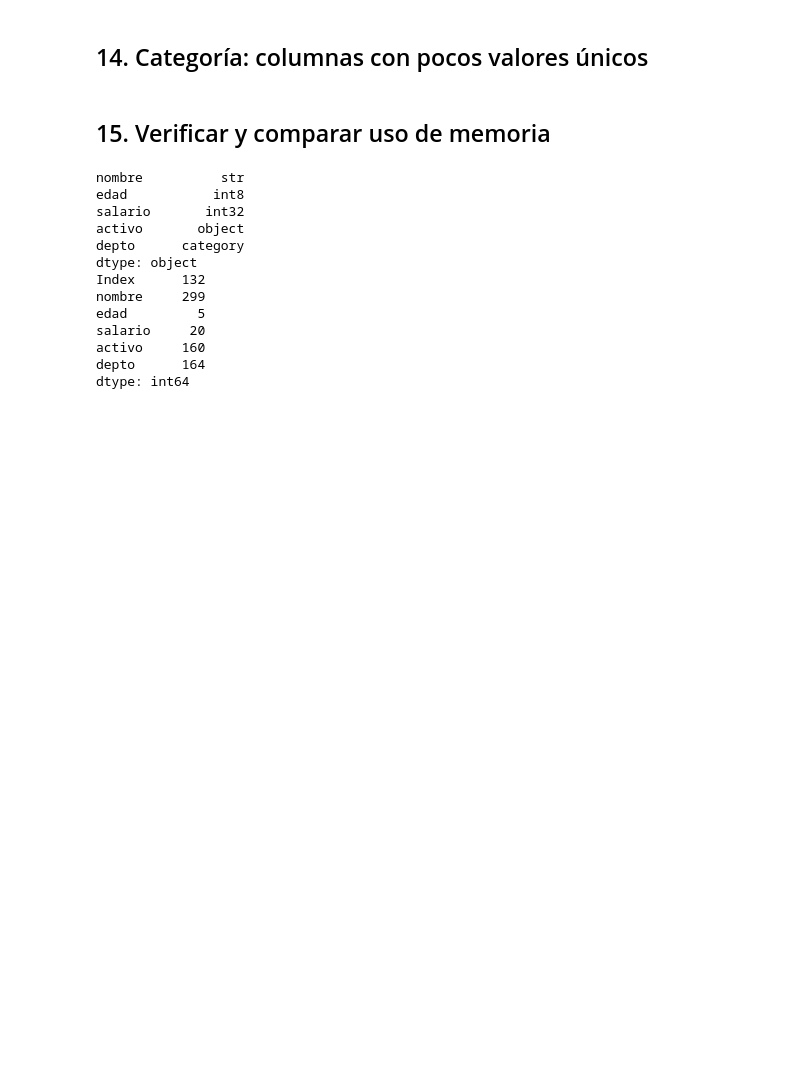
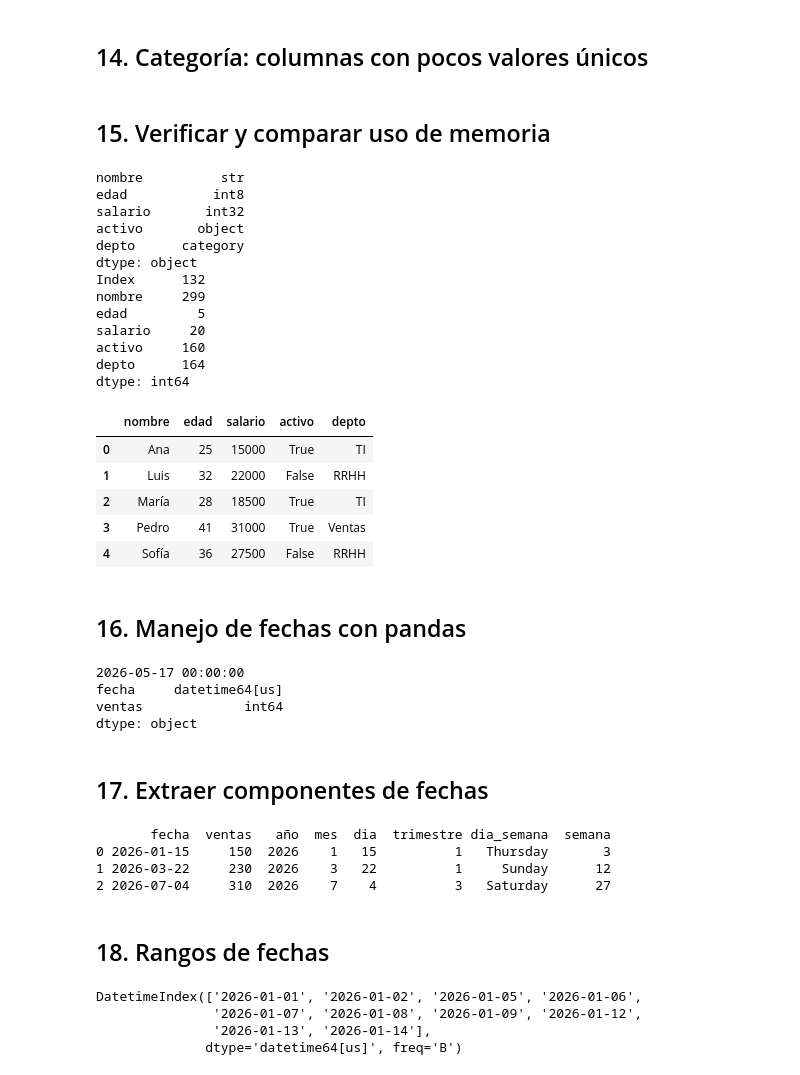
Before and after one commit to jmuro-uas/ppd, a Jupyter notebook: Practica03.ipynb, the cells around one changed output. Drawn from its saved outputs; the diff is of its cells as text; code cells hidden in the pictures; blank space fills up the shorter version.

```diff
--- a/Practica03.ipynb
+++ b/Practica03.ipynb
@@ -242,3 +242,53 @@ salario     20
 activo     160
 depto      164
 dtype: int64
+# %%
+df
+# %% [output]
+|  | nombre | edad | salario | activo | depto |
+| 0 | Ana | 25 | 15000 | True | TI |
+| 1 | Luis | 32 | 22000 | False | RRHH |
+| 2 | María | 28 | 18500 | True | TI |
+| 3 | Pedro | 41 | 31000 | True | Ventas |
+| 4 | Sofía | 36 | 27500 | False | RRHH |
+# %% [markdown]
+## 16. Manejo de fechas con pandas
+# %%
+import pandas as pd
+import numpy as np
+
+# Crear una fecha
+fecha = pd.Timestamp("2026-05-17")
+print(fecha)  # 2026-05-17 00:00:00
+
+# Convertir string a datetime
+df = pd.DataFrame({
+    "fecha": ["2026-01-15", "2026-03-22", "2026-07-04"],
+    "ventas": [150, 230, 310]
+})
+
+df["fecha"] = pd.to_datetime(df["fecha"])
+print(df.dtypes)
+# %% [output]
+2026-05-17 00:00:00
+fecha     datetime64[us]
+ventas             int64
+dtype: object
+# %% [markdown]
+## 17. Extraer componentes de fechas
+# %%
+df["año"]      = df["fecha"].dt.year
+df["mes"]      = df["fecha"].dt.month
+df["dia"]      = df["fecha"].dt.day
+df["trimestre"]= df["fecha"].dt.quarter
+df["dia_semana"]= df["fecha"].dt.day_name()   # 'Monday', 'Tuesday'...
+df["semana"]   = df["fecha"].dt.isocalendar().week
+
+print(df)
+# %% [output]
+       fecha  ventas   año  mes  dia  trimestre dia_semana  semana
+0 2026-01-15     150  2026    1   15          1   Thursday       3
+1 2026-03-22     230  2026    3   22          1     Sunday      12
+2 2026-07-04     310  2026    7    4          3   Saturday      27
+# %% [markdown]
+## 18. Rangos de fechas
@@ -244,0 +304,7 @@ dtype: int64
+# %%
+dias_habiles
+# %% [output]
+DatetimeIndex(['2026-01-01', '2026-01-02', '2026-01-05', '2026-01-06',
+               '2026-01-07', '2026-01-08', '2026-01-09', '2026-01-12',
+               '2026-01-13', '2026-01-14'],
+              dtype='datetime64[us]', freq='B')
```
Also changed, not shown: parts of 26 cells of this notebook.
